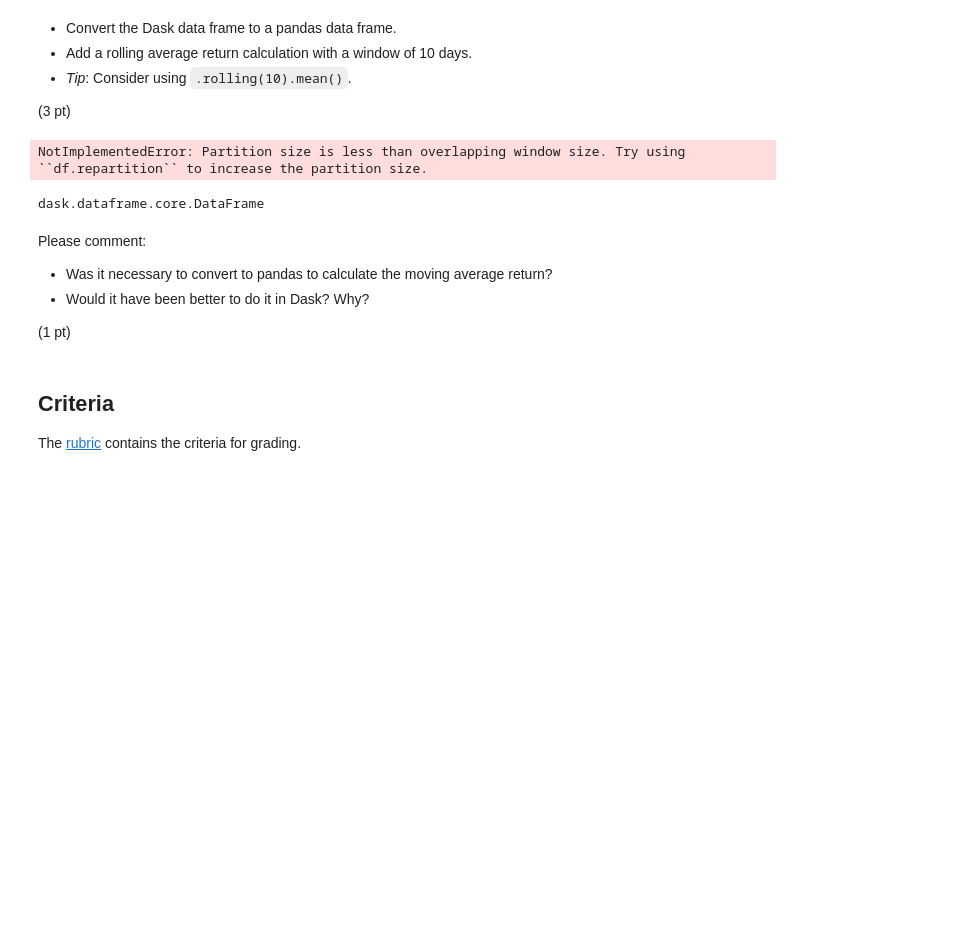
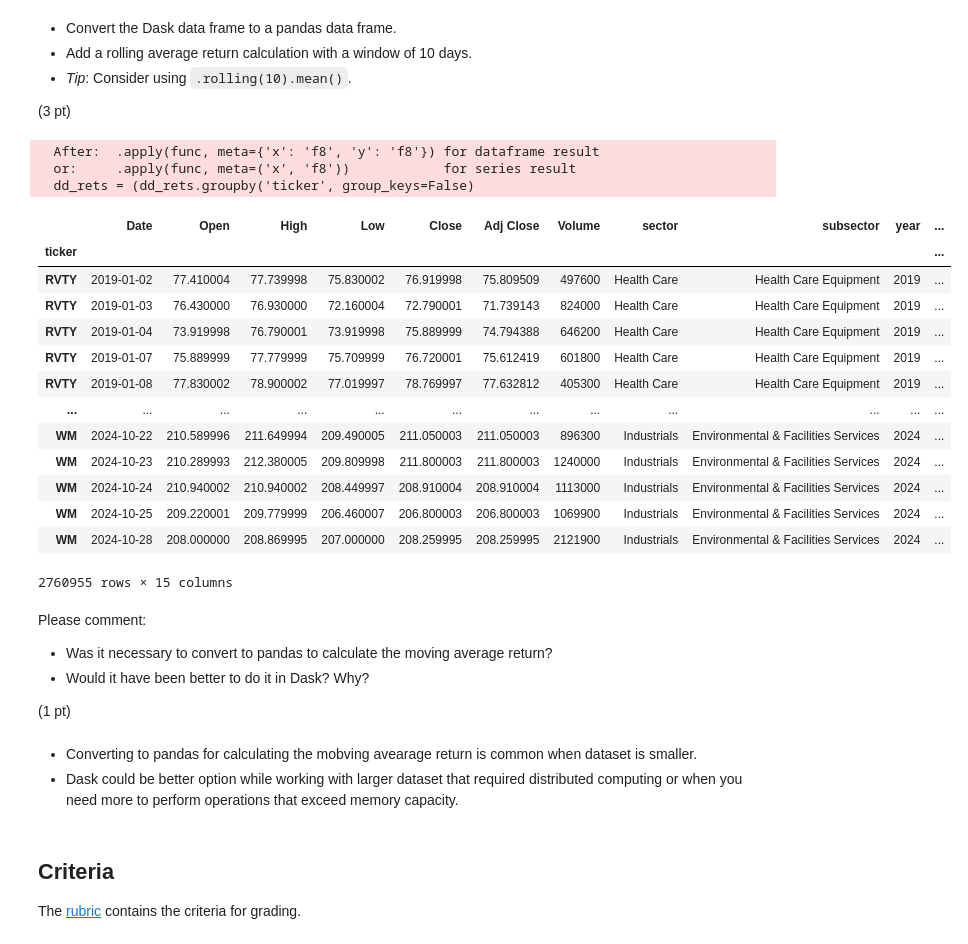
Before and after one commit to canadaronak/production, a Jupyter notebook: 01_materials/labs/assignment_1.ipynb, the cells around one changed output. Cells and saved outputs as stored; diff of their text form; code cells hidden in the pictures; blank space fills up the shorter version.

Commit message:
add all answers in assignment -1

```diff
--- a/01_materials/labs/assignment_1.ipynb
+++ b/01_materials/labs/assignment_1.ipynb
@@ -106,10 +106,10 @@ Index(['Date', 'Open', 'High', 'Low', 'Close', 'Adj Close', 'Volume', 'sector',
 # %%
 import numpy as np
 dd_rets = (df.groupby('ticker', group_keys=False)
+# .apply(
+#     lambda x: x.assign(Close_lag = x['Close'].shift(1)))
 .apply(
-    lambda x: x.assign(Close_lag = x['Close'].shift(1)))
-.assign(
-    Adj_Close_lag = lambda x: x['Adj Close'].shift(1))
+    lambda x: x.assign(Adj_Close_lag = lambda x: x['Adj Close'].shift(1)))
 .assign(
     returns = lambda x: x['Adj Close']/x['Adj_Close_lag'] - 1)
 .assign(
@@ -125,16 +136,37 @@ dd_rets = (df.groupby('ticker', group_keys=False)
 + *Tip*: Consider using `.rolling(10).mean()`.
 
 (3 pt)
+# %%
+dd_rets = (dd_rets.groupby('ticker', group_keys=False)
+.apply(
+    lambda x: x.assign(Close_lag = x['Close'].shift(1)))
+)
+# %% [output]
+  After:  .apply(func, meta={'x': 'f8', 'y': 'f8'}) for dataframe result
+  or:     .apply(func, meta=('x', 'f8'))            for series result
+  dd_rets = (dd_rets.groupby('ticker', group_keys=False)
 # %%
 # Write your code below.
 # dd_rets =  dd_rets.repartition(10)
-dd_rets.compute()
+dd_rets_1 =  dd_rets.compute()
-# %% [output]
-NotImplementedError: Partition size is less than overlapping window size. Try using ``df.repartition`` to increase the partition size.
-# %%
-type(dd_rets)
-# %% [output]
-dask.dataframe.core.DataFrame
+# %%
+dd_rets_1['rolling_avg_return'] = dd_rets_1['returns'].rolling(window = 10).mean()
+dd_rets_1
+# %% [output]
+|  | Date | Open | High | Low | Close | Adj Close | Volume | sector | subsector | year | ... |
+| ticker |  |  |  |  |  |  |  |  |  |  | ... |
+| RVTY | 2019-01-02 | 77.410004 | 77.739998 | 75.830002 | 76.919998 | 75.809509 | 497600 | Health Care | Health Care Equipment | 2019 | ... |
+| RVTY | 2019-01-03 | 76.430000 | 76.930000 | 72.160004 | 72.790001 | 71.739143 | 824000 | Health Care | Health Care Equipment | 2019 | ... |
+| RVTY | 2019-01-04 | 73.919998 | 76.790001 | 73.919998 | 75.889999 | 74.794388 | 646200 | Health Care | Health Care Equipment | 2019 | ... |
+| RVTY | 2019-01-07 | 75.889999 | 77.779999 | 75.709999 | 76.720001 | 75.612419 | 601800 | Health Care | Health Care Equipment | 2019 | ... |
+| RVTY | 2019-01-08 | 77.830002 | 78.900002 | 77.019997 | 78.769997 | 77.632812 | 405300 | Health Care | Health Care Equipment | 2019 | ... |
+| ... | ... | ... | ... | ... | ... | ... | ... | ... | ... | ... | ... |
+| WM | 2024-10-22 | 210.589996 | 211.649994 | 209.490005 | 211.050003 | 211.050003 | 896300 | Industrials | Environmental & Facilities Services | 2024 | ... |
+| WM | 2024-10-23 | 210.289993 | 212.380005 | 209.809998 | 211.800003 | 211.800003 | 1240000 | Industrials | Environmental & Facilities Services | 2024 | ... |
+| WM | 2024-10-24 | 210.940002 | 210.940002 | 208.449997 | 208.910004 | 208.910004 | 1113000 | Industrials | Environmental & Facilities Services | 2024 | ... |
+| WM | 2024-10-25 | 209.220001 | 209.779999 | 206.460007 | 206.800003 | 206.800003 | 1069900 | Industrials | Environmental & Facilities Services | 2024 | ... |
+| WM | 2024-10-28 | 208.000000 | 208.869995 | 207.000000 | 208.259995 | 208.259995 | 2121900 | Industrials | Environmental & Facilities Services | 2024 | ... |
+2760955 rows × 15 columns
 # %% [markdown]
 Please comment:
 
@@ -142,6 +174,9 @@ Please comment:
 + Would it have been better to do it in Dask? Why?
 
 (1 pt)
+# %% [markdown]
+- Converting to pandas for calculating the mobving avearage return is common when dataset is smaller.
+- Dask could be better option while working with larger dataset that required distributed computing or when you need more to perform operations that exceed memory capacity.
 # %% [markdown]
 ## Criteria
 
```
Also changed, not shown: parts of 1 cell of this notebook.
